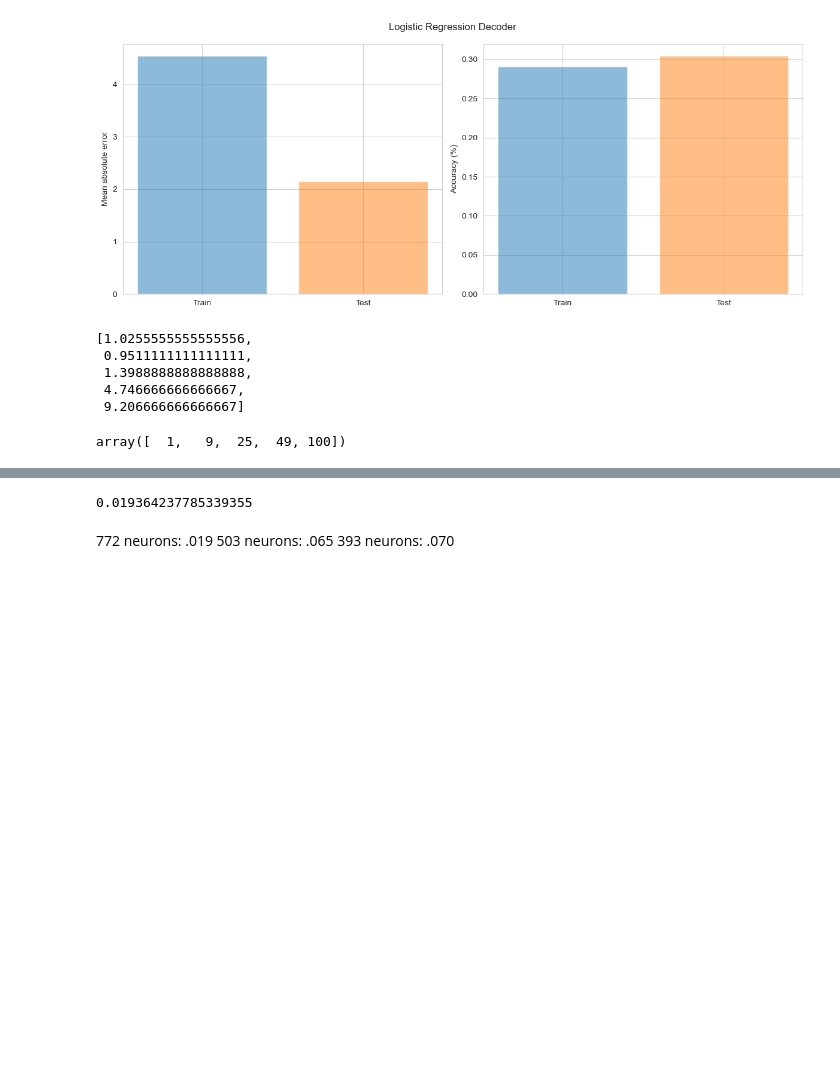
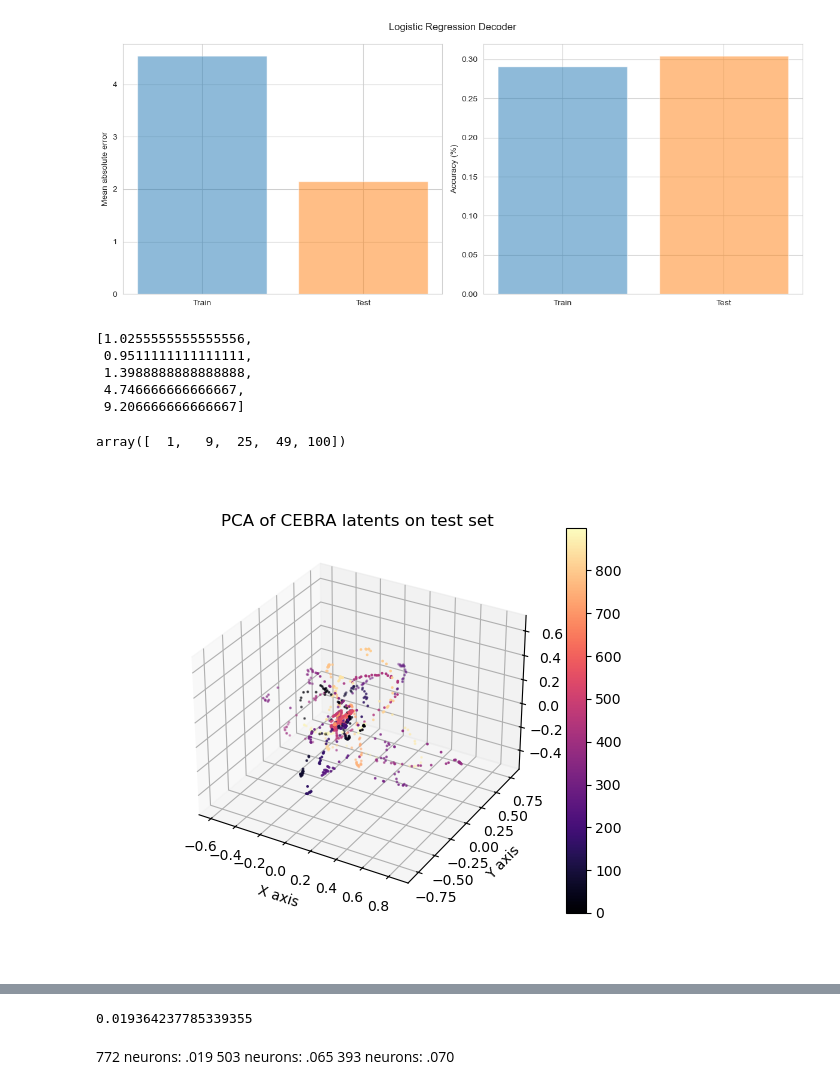
Before and after one commit to josephyu11600/ML-Neural-Data, a Jupyter notebook: Project/notebooks/Demo_Allen.ipynb, the cells around one changed output, grey strips where cells are left out. Saved outputs shown, nothing was run; the diff lists cells and outputs as text; code cells hidden in the pictures; blank space fills up the shorter version.

```diff
--- a/Project/notebooks/Demo_Allen.ipynb
+++ b/Project/notebooks/Demo_Allen.ipynb
@@ -592,6 +577,25 @@ latents_train = np.delete(X_train, X_test_all_unique, axis=0)
 neural_train = np.delete(neural_labels, X_test_all_unique, axis=0)
 latents_test = X_train[X_test_all_unique]
 neural_test = neural_labels[X_test_all_unique]
+# %%
+pca = PCA(n_components=3)
+pca_latents_test = pca.fit_transform(latents_test)
+# %%
+%matplotlib widget
+
+fig = plt.figure(figsize = (6,5))
+ax = fig.add_subplot(111, projection='3d')
+# plt.title('Neuropixel')
+scatter = ax.scatter(pca_latents_test[:,0], pca_latents_test[:,1], pca_latents_test[:,2], cmap = 'magma', c = np.arange(900), s=1)
+plt.colorbar(scatter)
+ax.set_xlabel('X axis')
+ax.set_ylabel('Y axis')
+ax.set_zlabel('Z axis')
+# plt.axis('off')
+plt.title('PCA of CEBRA latents on test set')
+plt.show()
+# %% [output]
+[figure, added]
 # %%
 def set_seed(seed):
     # Set seed for Python's built-in random module
```
Also changed, not shown: parts of 9 cells of this notebook, 12 other files.
